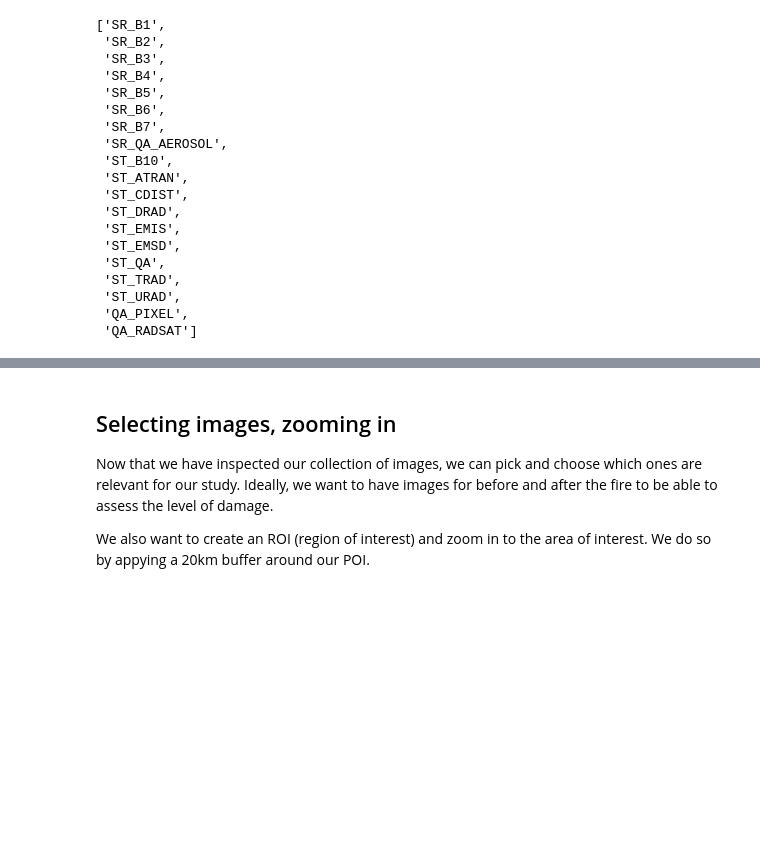
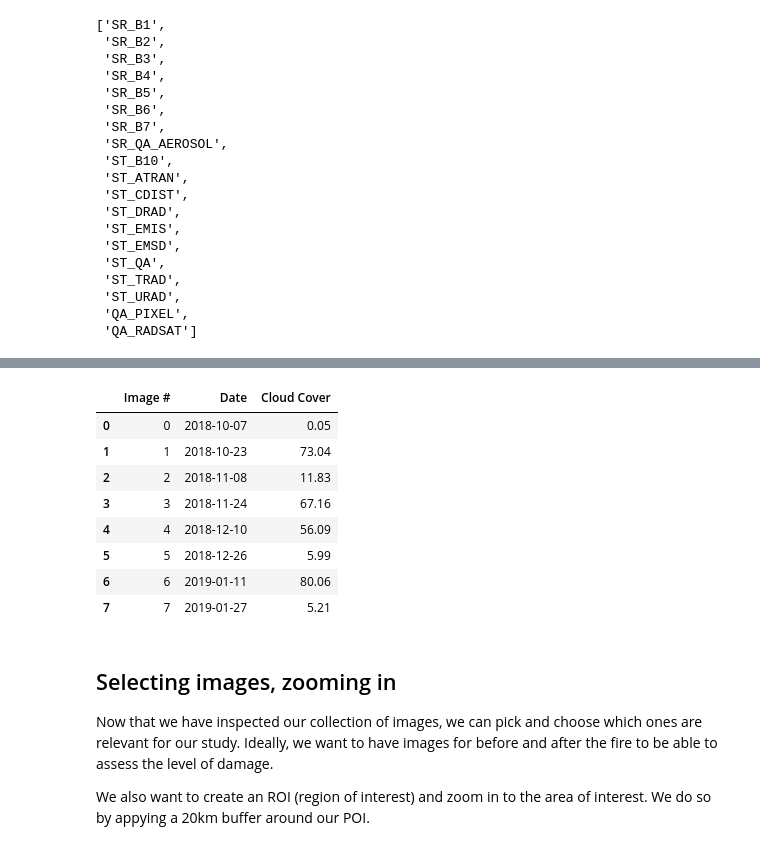
Before and after one commit to yohman/workshop-remote-sensing, a Jupyter notebook: Remote Sensing Camp.ipynb, the cells around one changed output, grey strips where cells are left out. Saved outputs shown, nothing was run; the diff lists cells and outputs as text; code cells hidden in the pictures; blank space fills up the shorter version.

```diff
--- a/Remote Sensing Camp.ipynb
+++ b/Remote Sensing Camp.ipynb
@@ -158,9 +143,3 @@ landsat.first().getInfo()
 landsat.first().get('CLOUD_COVER').getInfo()
 # %% [output]
 0.05
-# %%
-# when was this image taken?
-date = ee.Date(landsat.first().get('system:time_start')).getInfo()['value']
-time = date/1000
-date = dt.utcfromtimestamp(time).strftime('%Y-%m-%d %H:%M:%S')
-date
@@ -209,17 +197,30 @@ parameters = {
              }
 # %%
+# create an empty data container
+data = []
+
 # loop through each image and display it
 for i in range(landsat.size().getInfo()):
 
     # when was this image taken?
-    date = ee.Date(ee.Image(landsat_list.get(i)).get('system:time_start'))
-    time = date.getInfo()['value']/1000
-    date = dt.utcfromtimestamp(time).strftime('%Y-%m-%d %H:%M:%S')
+    date = ee.Image(landsat_list.get(i)).get('DATE_ACQUIRED').getInfo()
 
     # cloud cover
     cloud = ee.Image(landsat_list.get(i)).get('CLOUD_COVER').getInfo()
 
+    # print the image info
     print('Image #',i,date,'Cloud cover:',cloud)
 
+    # display the image
     display(Image(url = ee.Image(landsat_list.get(i)).getThumbUrl(parameters)))
+
+    # data to list
+    this_data = [i,date,cloud]
+
+    # append the data
+    data.append(this_data)
+
+
+# Create the pandas DataFrame
+df = pd.DataFrame(data, columns = ['Image #', 'Date', 'Cloud Cover'])
 # %% [output]
@@ -237,5 +238,18 @@ Image # 5 2018-12-26 18:45:33 Cloud cover: 5.99
 [interactive output not drawn]
 ... (4 outputs left out)
+# %%
+# our data in a dataframe
+df
+# %% [output]
+|  | Image # | Date | Cloud Cover |
+| 0 | 0 | 2018-10-07 | 0.05 |
+| 1 | 1 | 2018-10-23 | 73.04 |
+| 2 | 2 | 2018-11-08 | 11.83 |
+| 3 | 3 | 2018-11-24 | 67.16 |
+| 4 | 4 | 2018-12-10 | 56.09 |
+| 5 | 5 | 2018-12-26 | 5.99 |
+| 6 | 6 | 2019-01-11 | 80.06 |
+| 7 | 7 | 2019-01-27 | 5.21 |
 # %% [markdown]
 ## Selecting images, zooming in
 Now that we have inspected our collection of images, we can pick and choose which ones are relevant for our study. Ideally, we want to have images for before and after the fire to be able to assess the level of damage.
```
Also changed, not shown: parts of 22 cells of this notebook, 2 other files.
